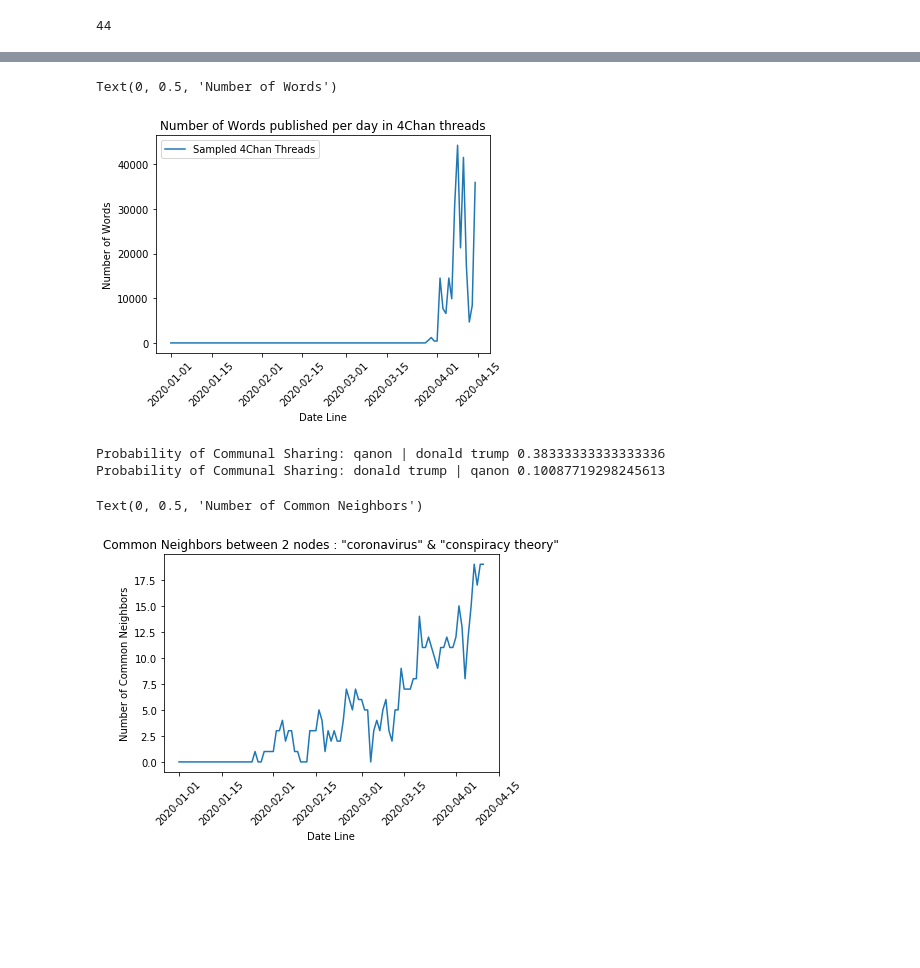
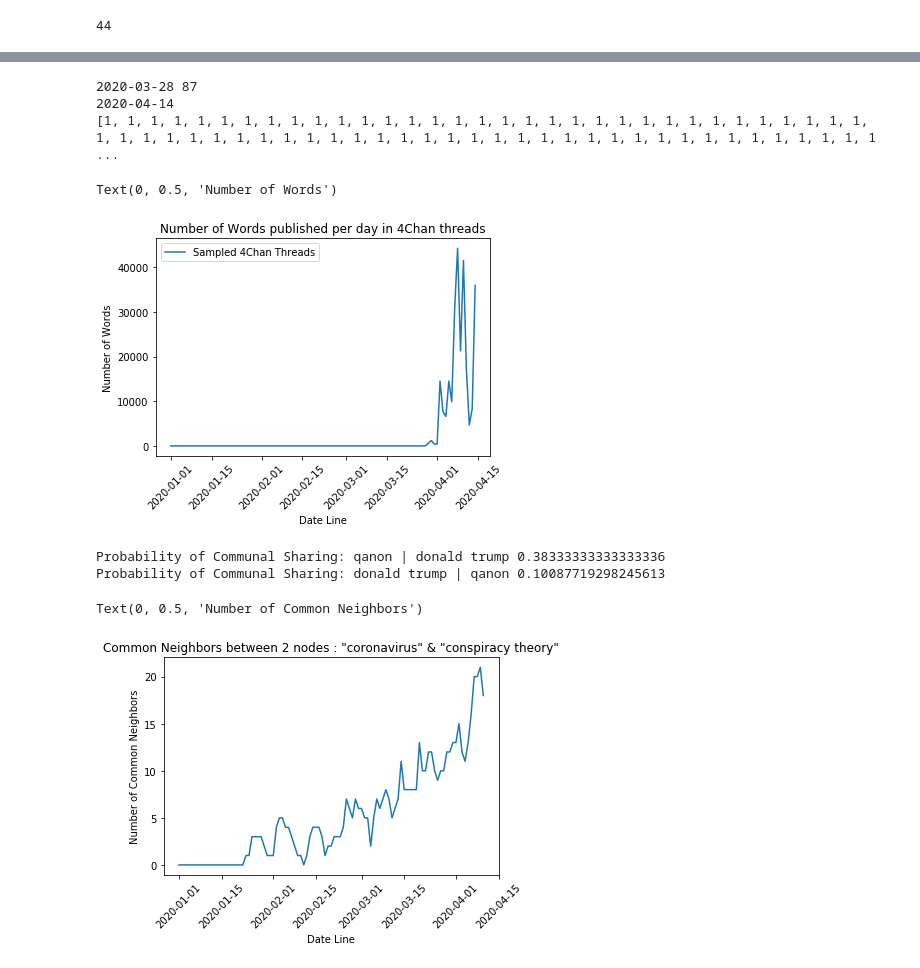
Before and after one commit to pholur/Covid19, a Jupyter notebook: Evaluations/time_series_count.ipynb, the cells around one changed output, grey strips where cells are left out. Saved outputs shown, nothing was run; the diff lists cells and outputs as text; code cells hidden in the pictures; blank space fills up the shorter version.

```diff
--- a/Evaluations/time_series_count.ipynb
+++ b/Evaluations/time_series_count.ipynb
@@ -101,7 +116,6 @@ for row in chan4.iterrows():
         continue
 
 traj_soc = []
-communities = [["5g","waves","antenna","radio","towers","radiation"],["army","us","bioweapon"],["lab","science","wuhan"],["jews"]]
 for comm in communities:
     total_data = []
     for k,l in enumerate(l_d2[:-time_sweep+1]):
@@ -119,12 +133,13 @@ for comm in communities:
         total_data.append(data)
     traj_soc.append(total_data)
 
-index = 0
+index = -1
+
 for l in [index]:
-    plt.plot(l_d, traj[l], label ="News Reports")
-    plt.plot(l_d, traj_soc[l], label="Sampled 4Chan Threads")
+    plt.plot(l_d[87:], traj[l][87:], label ="News Reports")
+    plt.plot(l_d[87:], traj_soc[l][87:], label="Sampled 4Chan Threads")
 
-plt.legend()
+#plt.legend()
 
 
 plt.xticks(rotation=45)
@@ -138,0 +153,21 @@ Text(0, 0.5, 'Fraction of Words')
+# %%
+import numpy as np
+plt.figure(figsize=(13,5))
+
+
+num = 1
+for l in range(len(communities) - 1):
+    news = np.divide(np.array(traj[l][87:]),np.array(traj[-1][87:]))
+    chan4 = np.divide(np.array(traj_soc[l][87:]),np.array(traj_soc[-1][87:]))
+
+    arr = np.correlate(news, chan4, "full")
+    plt.plot(range(-10,11),arr[3:-3], label=str(communities[l]))
+    #plt.fill_between(range(-13,14), arr, alpha=0.5)
+
+
+plt.xlim(-10,10)
+plt.yscale("log")
+plt.legend(fontsize=10,loc="upper right")
+plt.xlabel("Number of Days Offset")
+plt.ylabel("Ratio of Cross-Correlation")
+plt.title("Cross-Correlation of Relative Coverage Scores between News and Social Media")
@@ -143,13 +181,22 @@ for j, lp in enumerate(l_d2):
     activity.append(len(corp))
 
 plt.plot(l_d2, activity, label="Sampled 4Chan Threads")
+for k,l in enumerate(activity):
+    if l!=1:
+        print(l_d2[k],k)
+        break
+print(l_d2[-1])
+print(activity)
 plt.legend()
 plt.xticks(rotation=45)
 plt.title("Number of Words published per day in 4Chan threads")
 plt.xlabel("Date Line")
 plt.ylabel("Number of Words")
 # %% [output]
-Text(0, 0.5, 'Number of Words')
+2020-03-28 87
+2020-04-14
+[1, 1, 1, 1, 1, 1, 1, 1, 1, 1, 1, 1, 1, 1, 1, 1, 1, 1, 1, 1, 1, 1, 1, 1, 1, 1, 1, 1, 1, 1, 1, 1, 1, 1, 1, 1, 1, 1, 1, 1, 1, 1, 1, 1, 1, 1, 1, 1, 1, 1, 1, 1, 1, 1, 1, 1, 1, 1, 1, 1, 1, 1, 1, 1, 1, 1, 1 ...
+Text(0, 0.5, 'Number of Words')
 [figure]
 # %%
 # Conditional occurence of actants
@@ -182,16 +229,16 @@ Probability of Communal Sharing: qanon | donald trump 0.38333333333333336
 Probability of Communal Sharing: donald trump | qanon 0.10087719298245613
 # %%
 # Number of Distinct simple paths between two nodes (coronavirus, conspiracy theory)
-path = "../GDELT_actant_corr/Results0423/simple_path.txt"
+path = "../GDELT_actant_corr/Results0424/simple_path.txt"
 with open(path) as f:
     g = f.readlines()
     simple_paths = [int(gi) for gi in g]
 
 plt.plot(l_d, simple_paths)
 plt.title("Common Neighbors between 2 nodes : \"coronavirus\" & \"conspiracy theory\"")
 plt.xticks(rotation=45)
 plt.xlabel("Date Line")
 plt.ylabel("Number of Common Neighbors")
 # %% [output]
 Text(0, 0.5, 'Number of Common Neighbors')
-[figure, old version]
+[figure, new version]
```
Also changed, not shown: parts of 6 cells of this notebook, 1 other file.
